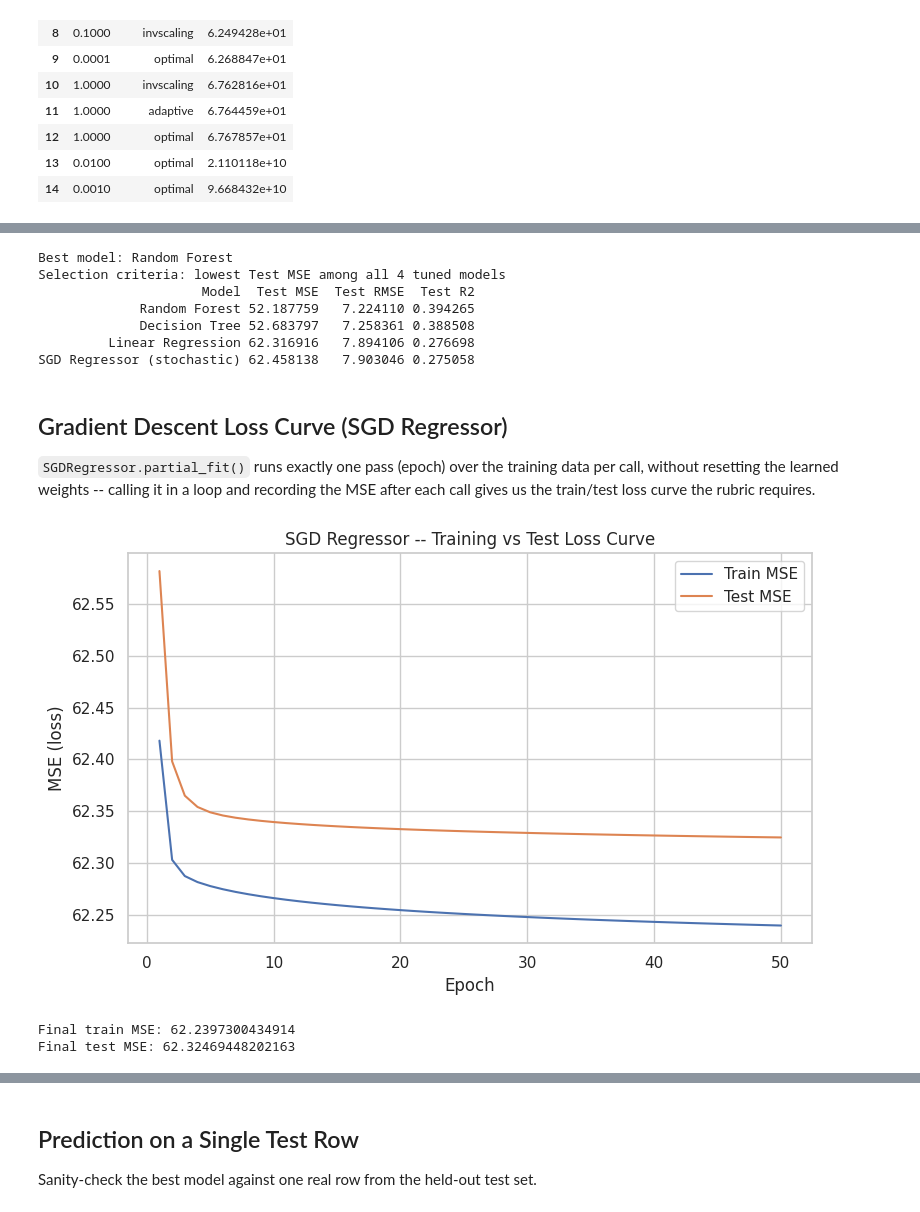
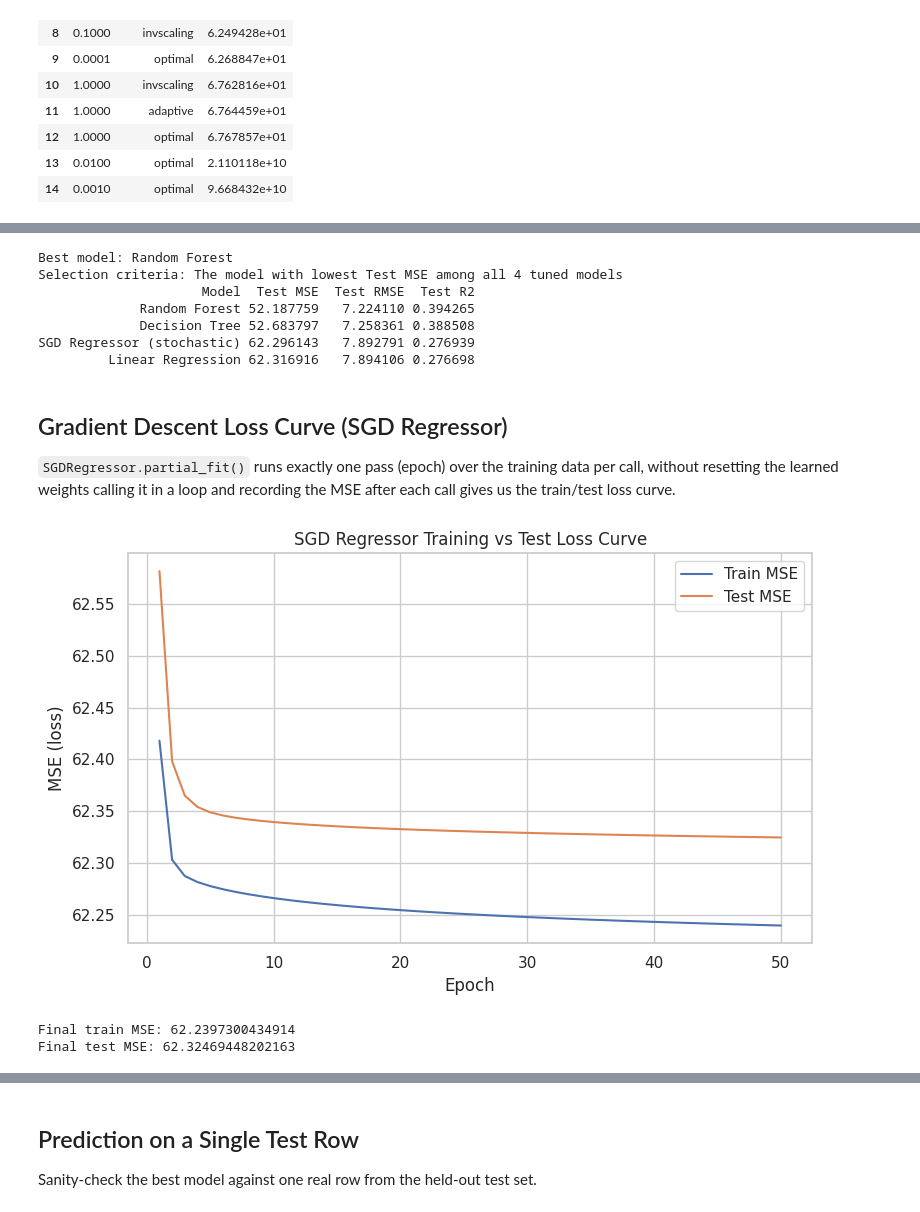
Before and after one commit to Janviere-dev/Linear_Regression_Model, a Jupyter notebook: summative/linear_regression/multivariate.ipynb, the cells around one changed output, grey strips where cells are left out. Saved outputs shown, nothing was run; the diff lists cells and outputs as text; code cells hidden in the pictures.

```diff
--- a/summative/linear_regression/multivariate.ipynb
+++ b/summative/linear_regression/multivariate.ipynb
@@ -524,48 +563,48 @@ best_model_name = results_df.loc[0, "Model"]
 best_model = models[best_model_name]
 
 print(f"Best model: {best_model_name}")
-print(f"Selection criteria: lowest Test MSE among all 4 tuned models")
+print(f"Selection criteria: The model with lowest Test MSE among all 4 tuned models")
 print(results_df.to_string(index=False))
 # %% [output]
 Best model: Random Forest
-Selection criteria: lowest Test MSE among all 4 tuned models
+Selection criteria: The model with lowest Test MSE among all 4 tuned models
                      Model  Test MSE  Test RMSE  Test R2
              Random Forest 52.187759   7.224110 0.394265
              Decision Tree 52.683797   7.258361 0.388508
+SGD Regressor (stochastic) 62.296143   7.892791 0.276939
          Linear Regression 62.316916   7.894106 0.276698
-SGD Regressor (stochastic) 62.458138   7.903046 0.275058
 # %% [markdown]
 ## Gradient Descent Loss Curve (SGD Regressor)
 
 `SGDRegressor.partial_fit()` runs exactly one pass (epoch) over the training data per
-call, without resetting the learned weights -- calling it in a loop and recording the
-MSE after each call gives us the train/test loss curve the rubric requires.
+call, without resetting the learned weights calling it in a loop and recording the
+MSE after each call gives us the train/test loss curve.
 # %%
 sgd_loss = SGDRegressor(random_state=42, learning_rate="invscaling", eta0=0.01)
 
 n_epochs = 50
 train_losses = []
 test_losses = []
 
 for epoch in range(n_epochs):
     sgd_loss.partial_fit(X_train, y_train)
     train_losses.append(mean_squared_error(y_train, sgd_loss.predict(X_train)))
     test_losses.append(mean_squared_error(y_test, sgd_loss.predict(X_test)))
 
 plt.figure(figsize=(8, 5))
 plt.plot(range(1, n_epochs + 1), train_losses, label="Train MSE")
 plt.plot(range(1, n_epochs + 1), test_losses, label="Test MSE")
 plt.xlabel("Epoch")
 plt.ylabel("MSE (loss)")
-plt.title("SGD Regressor -- Training vs Test Loss Curve")
+plt.title("SGD Regressor Training vs Test Loss Curve")
 plt.legend()
 plt.tight_layout()
 plt.show()
 
 print("Final train MSE:", train_losses[-1])
 print("Final test MSE:", test_losses[-1])
 # %% [output]
-[figure, old version]
+[figure, new version]
 Final train MSE: 62.2397300434914
 Final test MSE: 62.32469448202163
 # %% [markdown]
```
Also changed, not shown: parts of 22 cells of this notebook, 3 other files.
